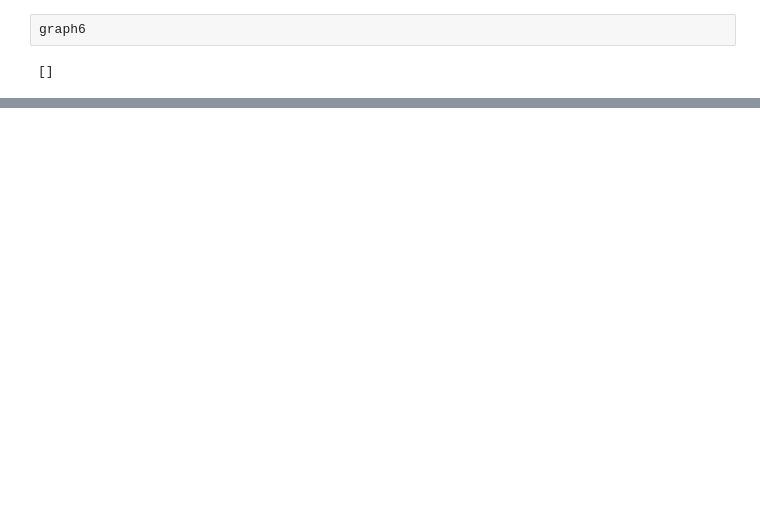
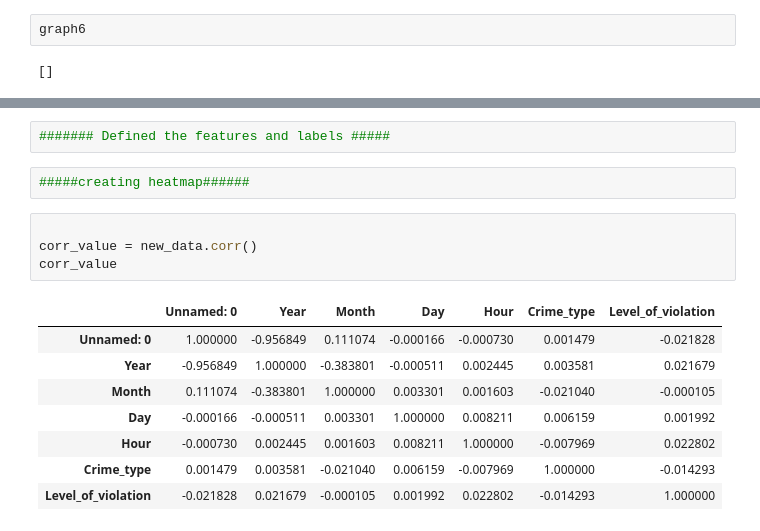
Before and after one commit to Reet1992/Boston_Crime_Prediction, a Jupyter notebook: crime_prediction_python.ipynb, the cells around one changed output, grey strips where cells are left out. Drawn from its saved outputs; the diff is of its cells as text; blank space fills up the shorter version.

```diff
--- a/crime_prediction_python.ipynb
+++ b/crime_prediction_python.ipynb
@@ -262,2 +263,19 @@ graph8.write_png('resized_tree9.png')
 # %% [output]
 True
+# %%
+####### Defined the features and labels #####
+# %%
+#####creating heatmap######
+# %%
+
+corr_value = new_data.corr()
+corr_value
+# %% [output]
+|  | Unnamed: 0 | Year | Month | Day | Hour | Crime_type | Level_of_violation |
+| Unnamed: 0 | 1.000000 | -0.956849 | 0.111074 | -0.000166 | -0.000730 | 0.001479 | -0.021828 |
+| Year | -0.956849 | 1.000000 | -0.383801 | -0.000511 | 0.002445 | 0.003581 | 0.021679 |
+| Month | 0.111074 | -0.383801 | 1.000000 | 0.003301 | 0.001603 | -0.021040 | -0.000105 |
+| Day | -0.000166 | -0.000511 | 0.003301 | 1.000000 | 0.008211 | 0.006159 | 0.001992 |
+| Hour | -0.000730 | 0.002445 | 0.001603 | 0.008211 | 1.000000 | -0.007969 | 0.022802 |
+| Crime_type | 0.001479 | 0.003581 | -0.021040 | 0.006159 | -0.007969 | 1.000000 | -0.014293 |
+| Level_of_violation | -0.021828 | 0.021679 | -0.000105 | 0.001992 | 0.022802 | -0.014293 | 1.000000 |
```
Also changed, not shown: parts of 12 cells of this notebook.
